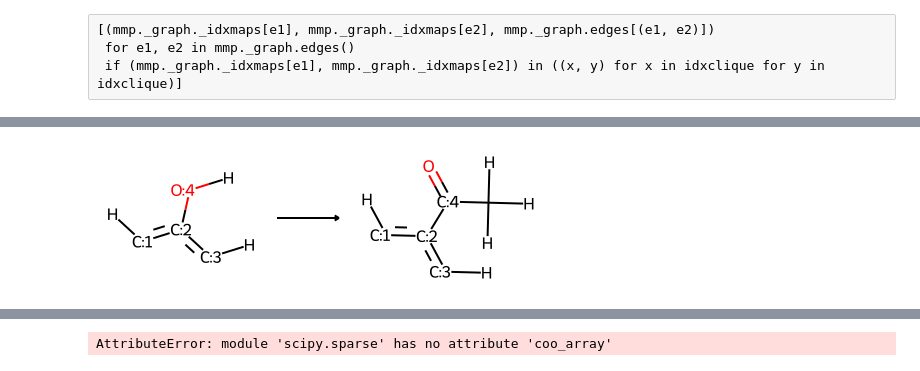
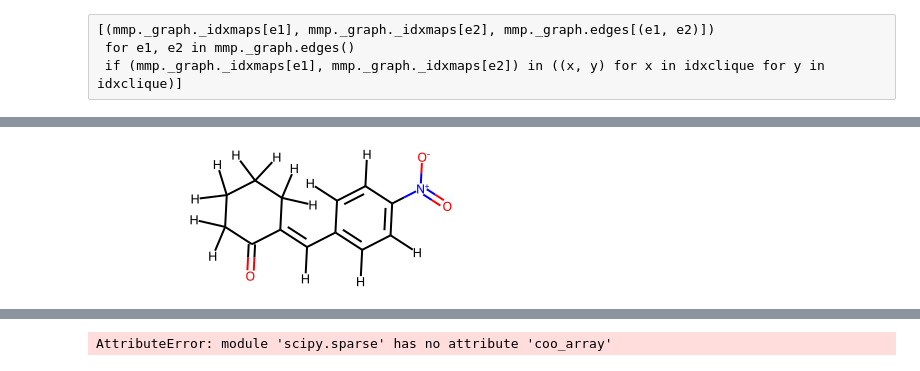
Before and after one commit to warner121/wizepair2, a Jupyter notebook: notebooks/dev-nx.ipynb, the cells around one changed output, grey strips where cells are left out. Cells and saved outputs as stored; diff of their text form; code cells hidden in the pictures.

```diff
--- a/notebooks/dev-nx.ipynb
+++ b/notebooks/dev-nx.ipynb
@@ -690,11 +689,10 @@ response[2]['smirks']
-# %%
-rxn = Chem.rdChemReactions.ReactionFromSmarts(response[2]['smirks'])
-rxn
-# %% [output]
-[figure, removed]
 # %%
 reactant = Chem.AddHs(Chem.MolFromSmiles(mmp._smiles1))
 products = rxn.RunReactants((reactant,))
+# %%
+products[0][0]
+# %% [output]
+[figure, added]
 # %%
 Chem.MolToSmiles(Chem.RemoveHs(products[0][0]))
 # %% [output]
```
Also changed, not shown: parts of 26 cells of this notebook, 9 other files.
